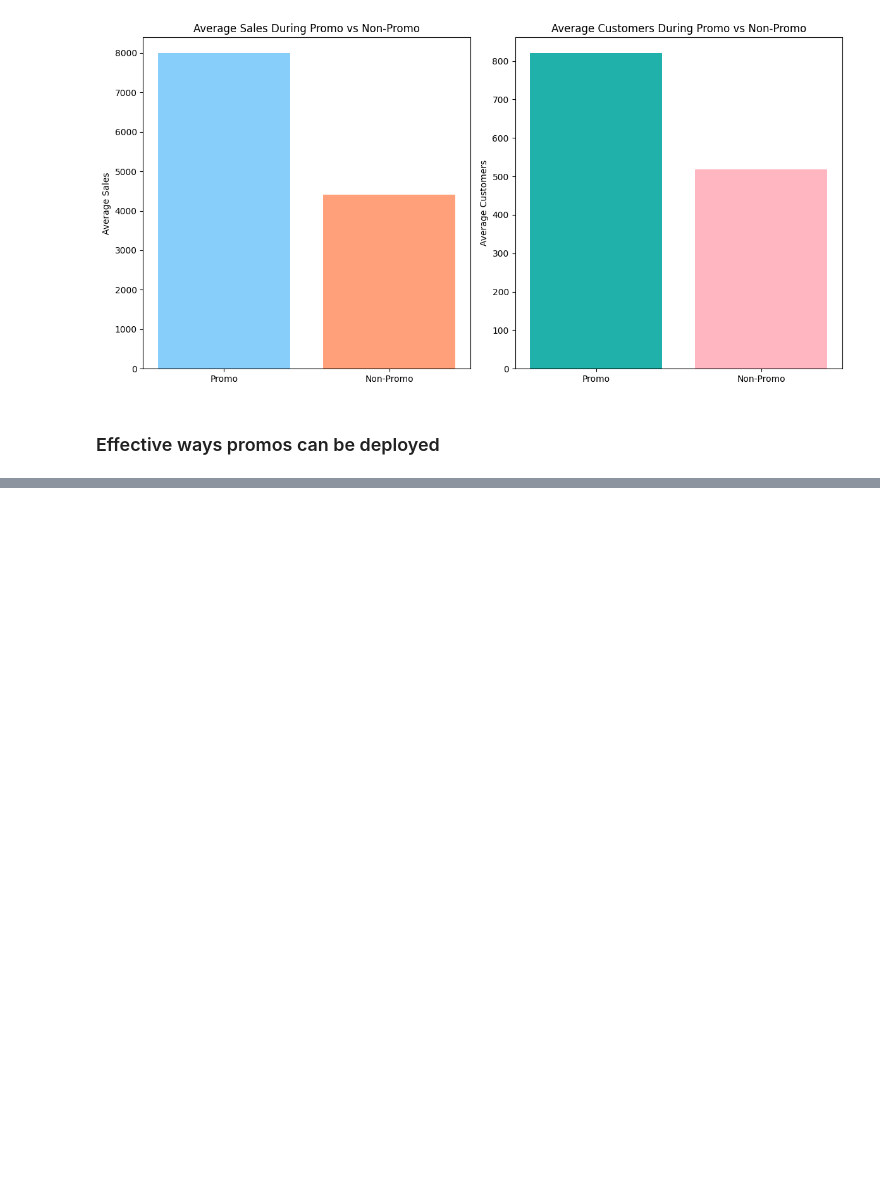
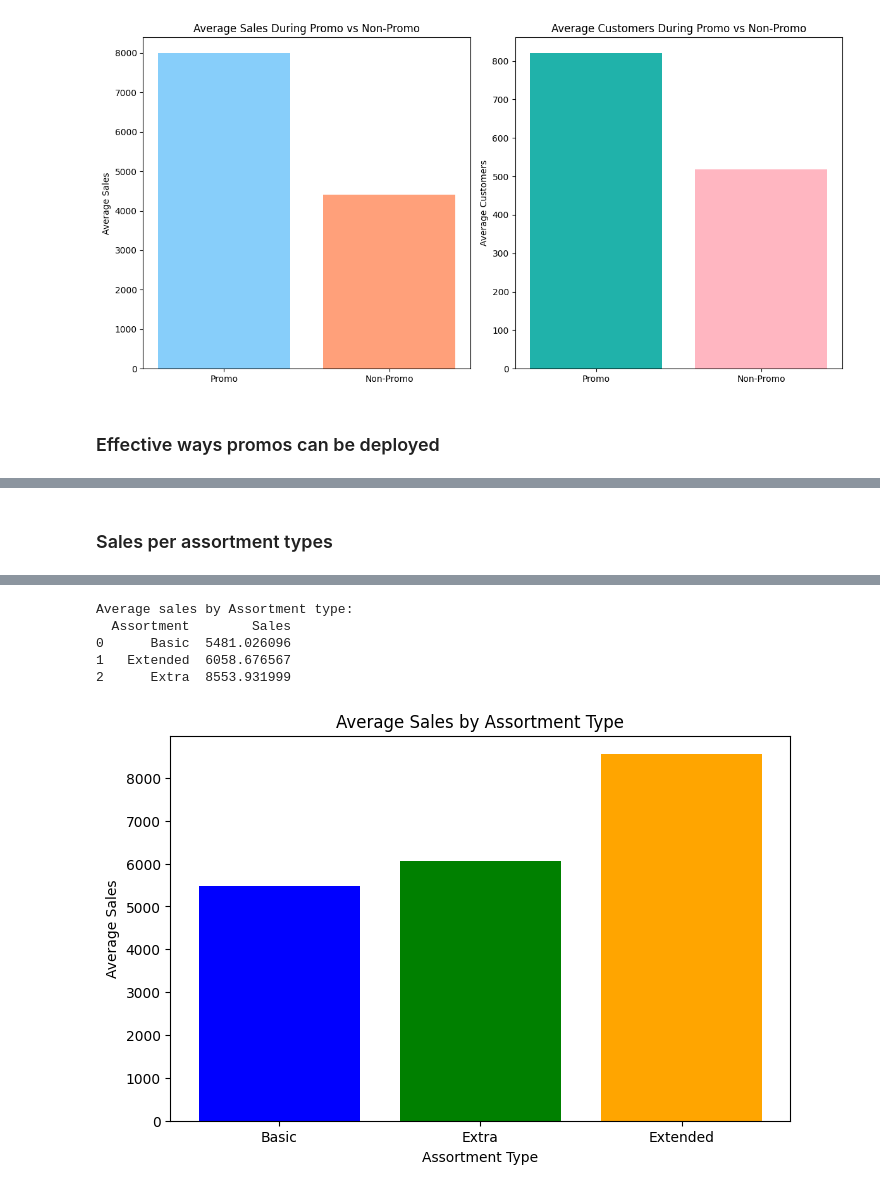
Before and after one commit to wolderufael/Rossmann_Store_Sales_Prediction, a Jupyter notebook: notebook/EDA.ipynb, the cells around one changed output, grey strips where cells are left out. Cells and saved outputs as stored; diff of their text form; code cells hidden in the pictures; blank space fills up the shorter version.

```diff
--- a/notebook/EDA.ipynb
+++ b/notebook/EDA.ipynb
@@ -110,0 +132,5 @@ StoreType: d, Assortment: c
+# %% [markdown]
+### Sales per assortment types
+# %%
+analyzer.analyze_assortment_sales(merged_df)
+# %% [output]
@@ -110,0 +138,6 @@ StoreType: d, Assortment: c
+Average sales by Assortment type:
+  Assortment        Sales
+0      Basic  5481.026096
+1   Extended  6058.676567
+2      Extra  8553.931999
+[figure, added]
```
Also changed, not shown: parts of 18 cells of this notebook, 1 other file.
